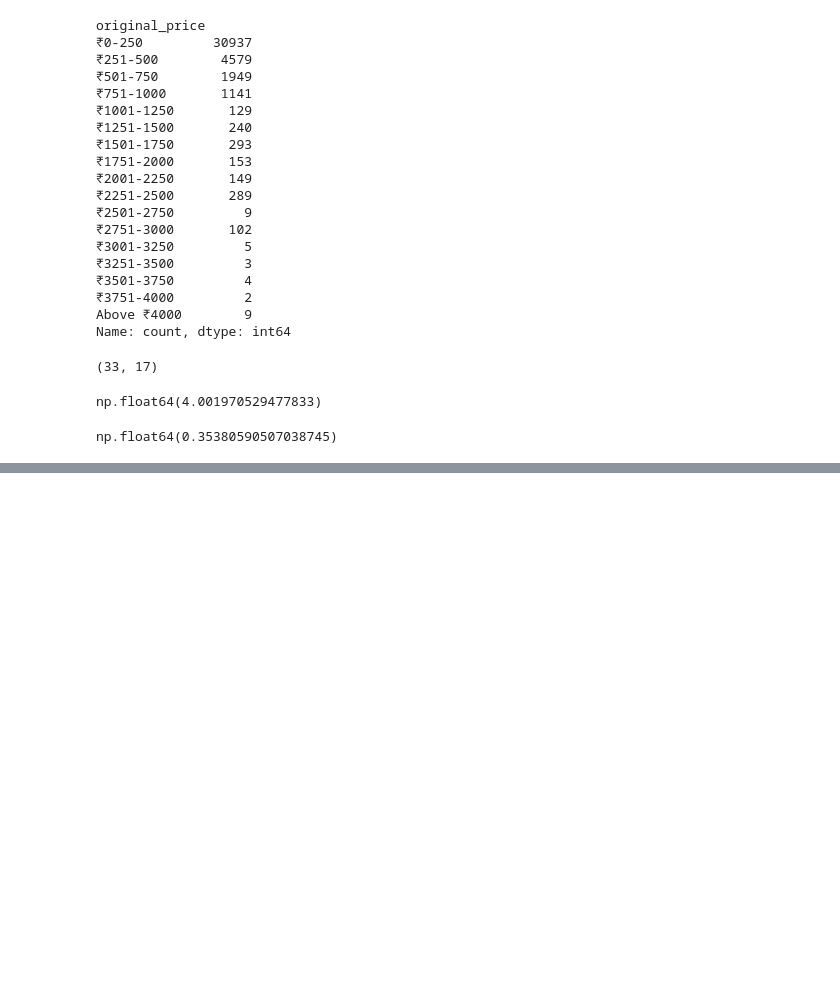
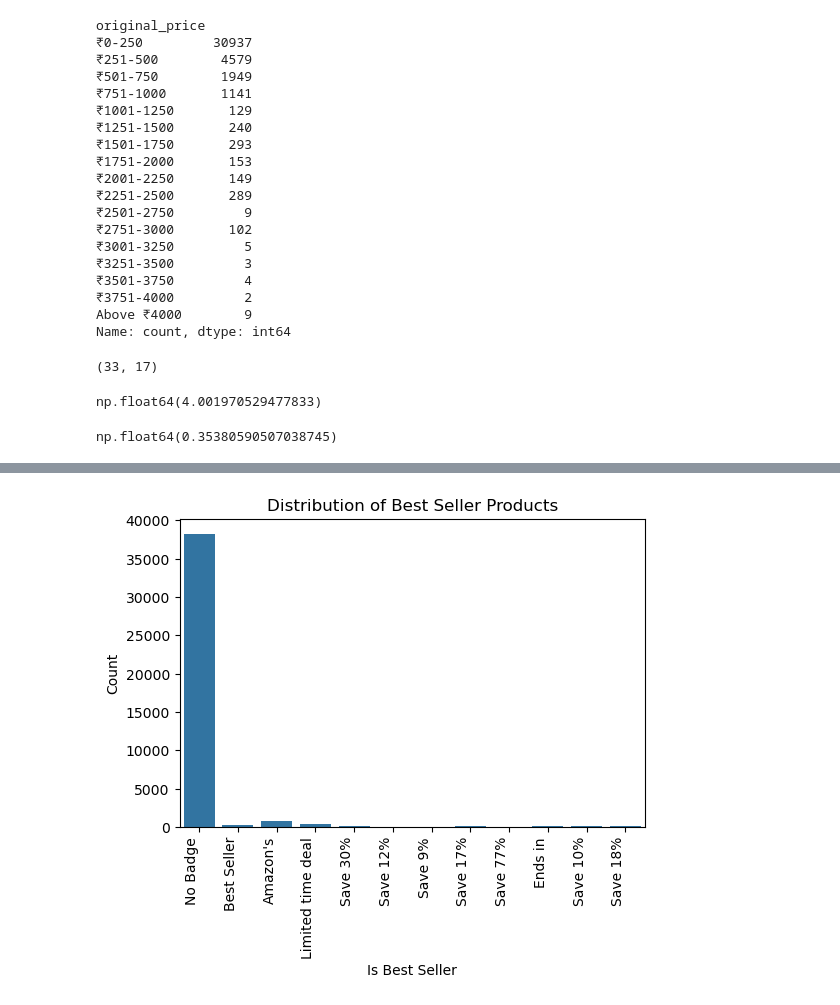
Before and after one commit to vivekluhar/amazon-data-cleaning, a Jupyter notebook: notebook/02_exploratory_data_analysis.ipynb, the cells around one changed output, grey strips where cells are left out. Drawn from its saved outputs; the diff is of its cells as text; code cells hidden in the pictures; blank space fills up the shorter version.

```diff
--- a/notebook/02_exploratory_data_analysis.ipynb
+++ b/notebook/02_exploratory_data_analysis.ipynb
@@ -553,0 +640,17 @@ np.float64(0.35380590507038745)
+# %%
+# Count plot
+plt.figure(figsize=(6,4))
+
+sns.countplot(
+    data=df,
+    x='is_best_seller'
+)
+
+plt.title('Distribution of Best Seller Products')
+plt.xticks(rotation=90, ha='right')
+plt.xlabel('Is Best Seller')
+plt.ylabel('Count')
+
+plt.show()
+# %% [output]
+[figure, added]
```
Also changed, not shown: parts of 41 cells of this notebook.
